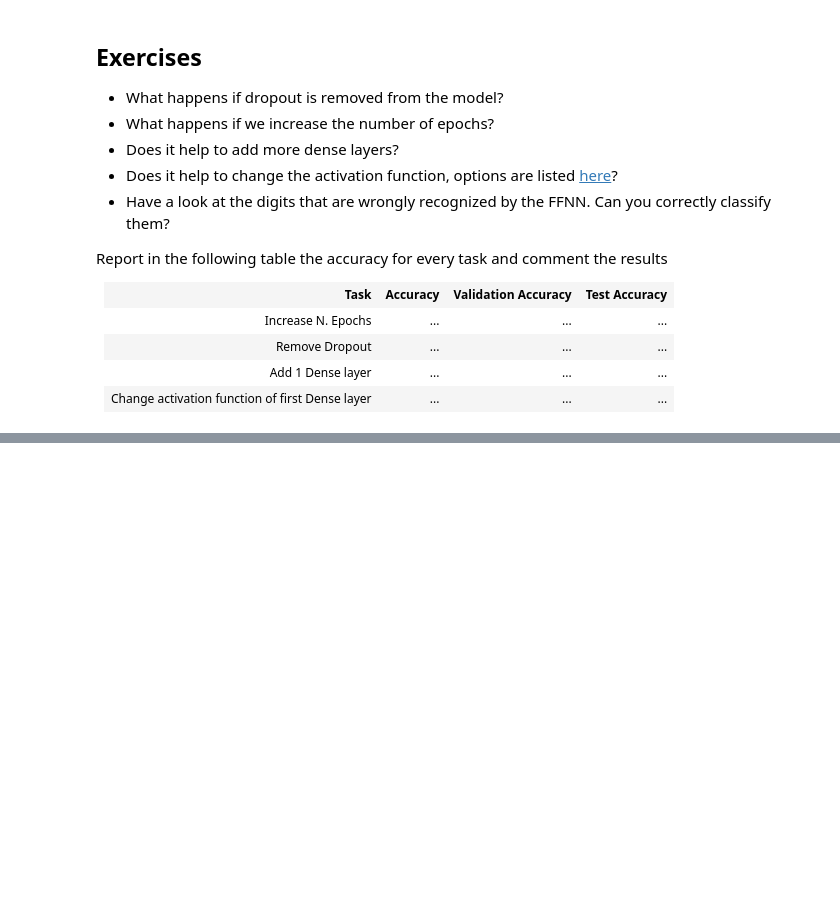
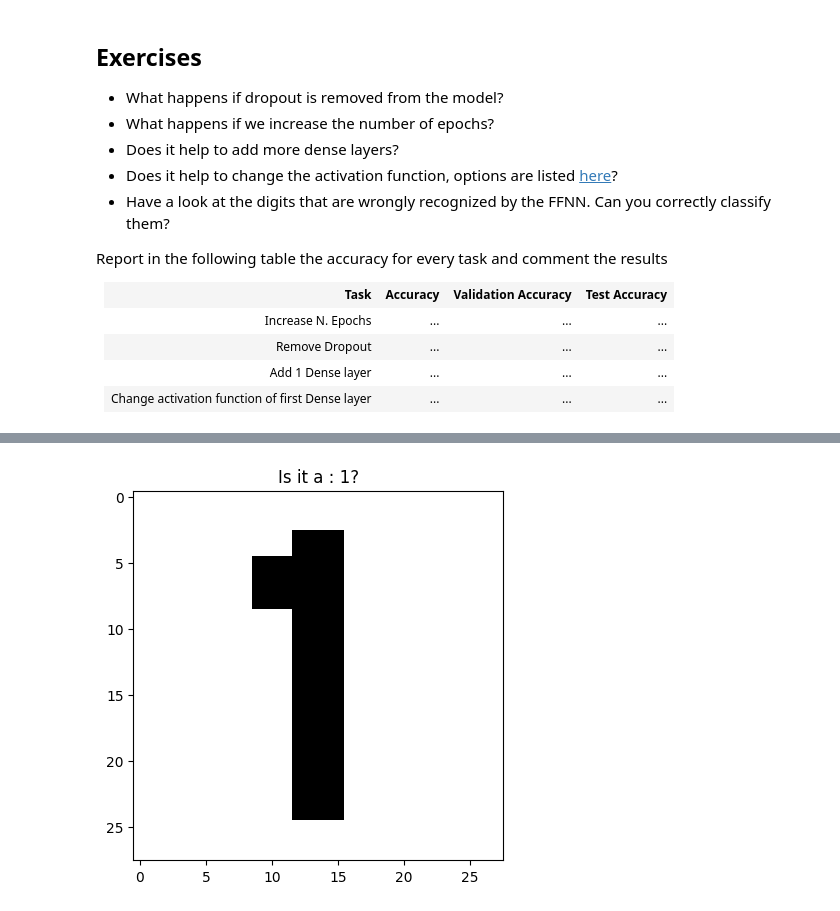
Before and after one commit to dhruvRaut08-png/AIML-NOTES, a Jupyter notebook: DL_FFNN_Example.ipynb, the cells around one changed output, grey strips where cells are left out. Drawn from its saved outputs; the diff is of its cells as text; code cells hidden in the pictures; blank space fills up the shorter version.

```diff
--- a/DL_FFNN_Example.ipynb
+++ b/DL_FFNN_Example.ipynb
@@ -239,10 +327,26 @@ plt.ylabel('True labels')
 - Change the file name in the following function run_example(filename.png) to match the file you just upload
 - Run the cell and have fun
 # %%
-# upload file and image handling modules
+import numpy as np
+import matplotlib.pyplot as plt
 from keras.preprocessing.image import load_img
 from keras.preprocessing.image import img_to_array
 from keras.models import load_model
+
+# Create a dummy image for demonstration purposes
+def create_sample_digit_image(filename='sample_digit.png', digit=1):
+    img_array = np.zeros((28, 28), dtype=np.uint8)
+    # Draw a simple '1' on the image
+    if digit == 1:
+        img_array[3:25, 12:16] = 255 # Vertical line
+        img_array[5:9, 9:13] = 255 # Top diagonal part
+    # Add more digits if needed for different demonstrations
+
+    plt.imsave(filename, img_array, cmap='gray')
+    return filename
+
+# Call the function to create a sample image
+sample_image_path = create_sample_digit_image()
 
 # load and prepare the image
 def load_image(filename):
@@ -251,8 +355,9 @@ def load_image(filename):
     # convert to array
     img = img_to_array(img)
 
-    # reshape into a single sample with 1 channel
-    img = img.reshape(1, 28, 28, 1)
+    # reshape into a single sample (batch, height, width)
+    # The newmodel was trained expecting 2D input (28,28) after batch
+    img = img.reshape(1, 28, 28)
     # prepare pixel data
     img = img.astype('float32')
     img = img / 255.0
@@ -267,8 +372,9 @@ def run_example(filename):
     model = newmodel
     # predict the class
     digit = np.argmax(model.predict(img), axis=-1)
-    plt.imshow(img[0,:,:,0],cmap='Greys')
+    plt.imshow(img[0,:,:],cmap='Greys') # Adjusted for 2D image
     plt.title('Is it a : {}?'.format(digit[0]))
 
 # entry point, run the example
-run_example('Immagine.png')
+run_example(sample_image_path)
+# %% [output]
@@ -274,0 +382 @@ run_example('Immagine.png')
+[figure, added]
```
Also changed, not shown: parts of 14 cells of this notebook.
